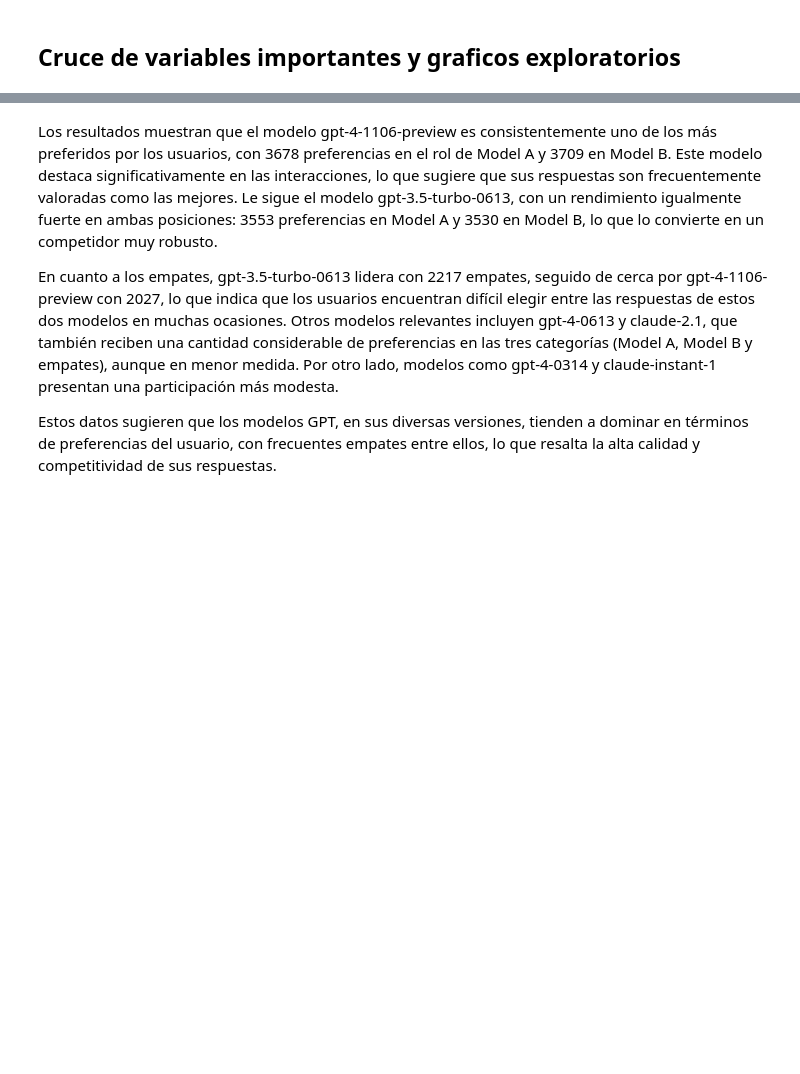
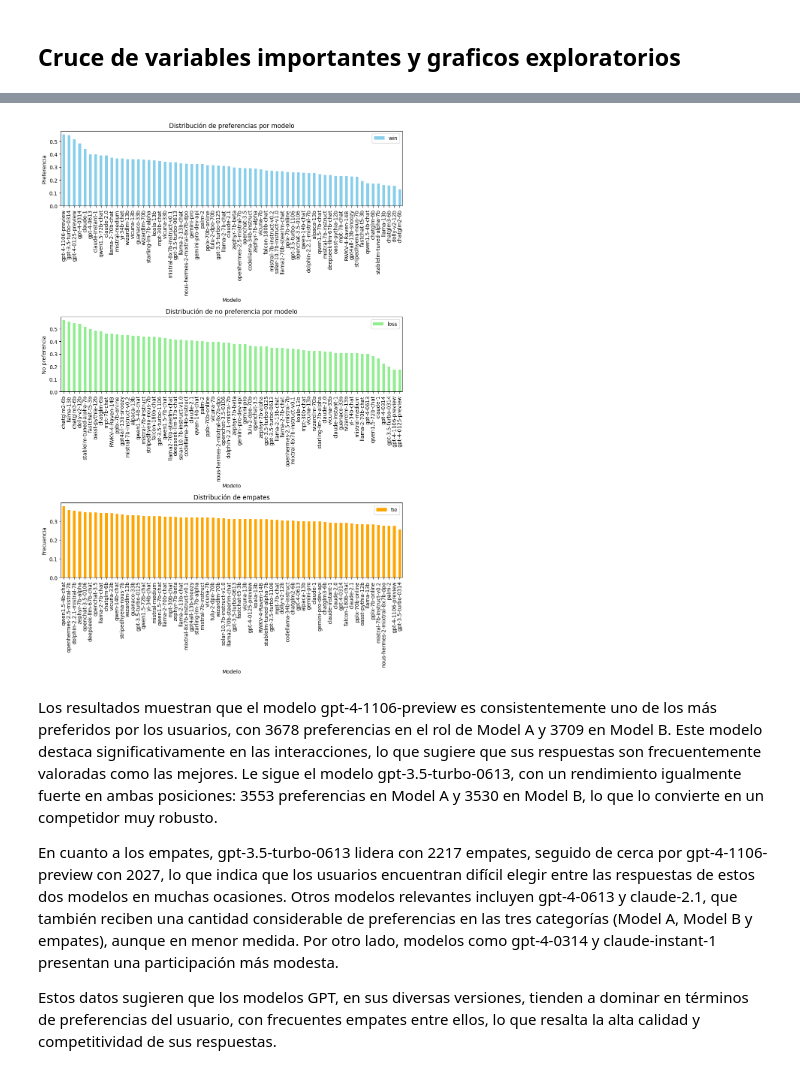
Before and after one commit to FabianJuarez182/P2-DS, a Jupyter notebook: Proyect.ipynb, the cells around one changed output, grey strips where cells are left out. Drawn from its saved outputs; the diff is of its cells as text; code cells hidden in the pictures; blank space fills up the shorter version.

Commit message:
Fixed errors and added weighted preferences plots

```diff
--- a/Proyect.ipynb
+++ b/Proyect.ipynb
@@ -215,0 +200,9 @@ top_winner_model_a, top_winner_model_b, tie_counts
+# %%
+a_winners = df_train[['model_a', 'winner_model_a', 'winner_model_b', 'winner_tie']]
+b_winners = df_train[['model_b', 'winner_model_a', 'winner_model_b', 'winner_tie']]
+
+a_winners.rename(columns={'model_a': 'model', 'winner_model_a': 'win', 'winner_model_b': 'loss', 'winner_tie': 'tie'}, inplace=True)
+b_winners.rename(columns={'model_b': 'model', 'winner_model_a': 'loss', 'winner_model_b': 'win', 'winner_tie': 'tie'}, inplace=True)
+
+winners_df = pd.concat([a_winners, b_winners], ignore_index=True)
+winners_df.head()
@@ -215,0 +224,3 @@ top_winner_model_a, top_winner_model_b, tie_counts
+# %%
+model_occurrences = winners_df['model'].value_counts()
+model_occurrences.head()
@@ -215,0 +235,5 @@ top_winner_model_a, top_winner_model_b, tie_counts
+# %%
+comparative_result = winners_df.groupby(['model']).sum().reset_index()
+comparative_result = comparative_result.merge(model_occurrences, how='inner', on='model')
+comparative_result[['win', 'loss', 'tie']] = comparative_result[['win', 'loss', 'tie']].div(comparative_result['count'], axis=0)
+comparative_result.head()
@@ -216,3 +247,28 @@ top_winner_model_a, top_winner_model_b, tie_counts
+# %%
+fig, axs = plt.subplots(3, 1, figsize=(10, 15))
+
+# Gráfico para el modelo A
+comparative_result.sort_values(by=['win'], ascending=False).plot(x='model', y='win',kind='bar', ax=axs[0], color=['skyblue'])
+axs[0].set_title('Distribución de preferencias por modelo')
+axs[0].set_xlabel('Modelo')
+axs[0].set_ylabel('Preferencia')
+
+# Gráfico para el modelo B
+comparative_result.sort_values(by=['loss'], ascending=False).plot(x='model', y='loss',kind='bar', ax=axs[1], color=['lightgreen'])
+axs[1].set_title('Distribución de no preferencia por modelo')
+axs[1].set_xlabel('Modelo')
+axs[1].set_ylabel('No preferencia')
+
+# Gráfico para los empates
+comparative_result.sort_values(by=['tie'], ascending=False).plot(x='model', y='tie',kind='bar', ax=axs[2], color=['orange'])
+axs[2].set_title('Distribución de empates')
+axs[2].set_xlabel('Modelo')
+axs[2].set_ylabel('Frecuencia')
+
+plt.tight_layout()
+plt.show()
+# %% [output]
+[figure, added]
 # %% [markdown]
 Los resultados muestran que el modelo gpt-4-1106-preview es consistentemente uno de los más preferidos por los usuarios, con 3678 preferencias en el rol de Model A y 3709 en Model B. Este modelo destaca significativamente en las interacciones, lo que sugiere que sus respuestas son frecuentemente valoradas como las mejores. Le sigue el modelo gpt-3.5-turbo-0613, con un rendimiento igualmente fuerte en ambas posiciones: 3553 preferencias en Model A y 3530 en Model B, lo que lo convierte en un competidor muy robusto.
 
```
Also changed, not shown: parts of 22 cells of this notebook.
